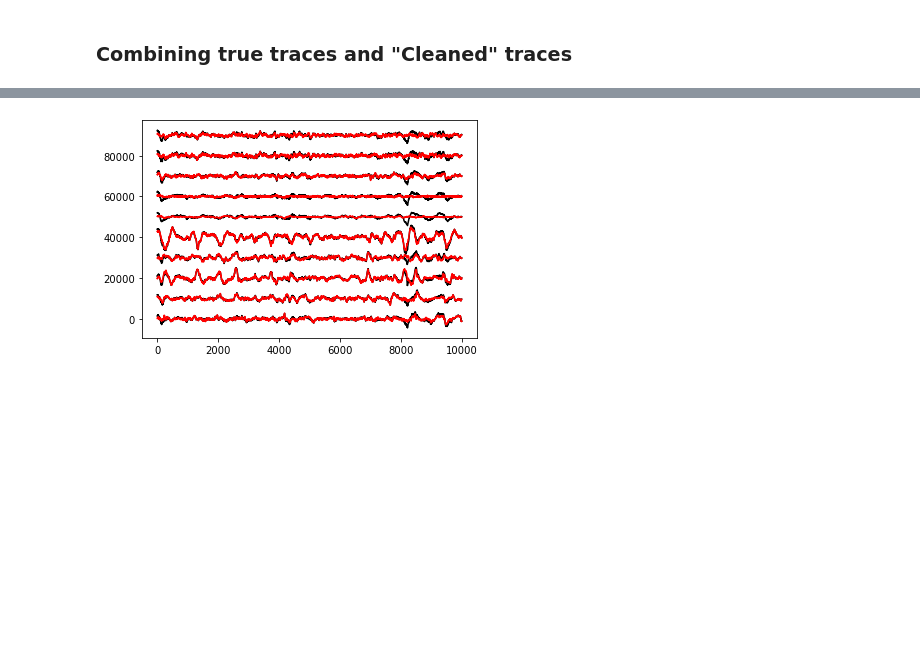
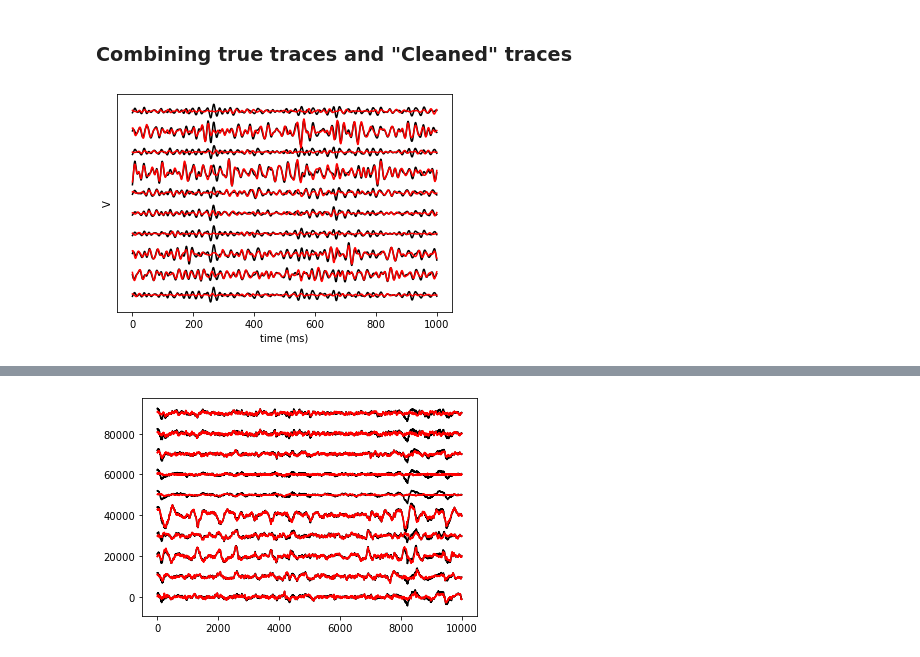
Before and after one commit to learning-2-learn/nhp-ica, a Jupyter notebook: 20200622-ICA_removal_cleaned_data.ipynb, the cells around one changed output, grey strips where cells are left out. Drawn from its saved outputs; the diff is of its cells as text; code cells hidden in the pictures; blank space fills up the shorter version.

```diff
--- a/20200622-ICA_removal_cleaned_data.ipynb
+++ b/20200622-ICA_removal_cleaned_data.ipynb
@@ -9,7 +9,7 @@ from mne.preprocessing import ICA
 # %%
 %matplotlib inline
 # %%
-data = np.load('preICA_1.npy')
+data = np.load('preICA_2.npy')
 # %%
 data.shape
 # %% [output]
@@ -396,10 +396,22 @@ fig = raw_rec.plot(n_channels=20)
 # %% [markdown]
 ### Combining true traces and "Cleaned" traces
 # %%
-reconst_data = np.load('reconst_1.npy')
+reconst_data = np.load('reconst_2.npy')
 # %%
 %matplotlib notebook
 from matplotlib.widgets import Slider
+# %%
+%matplotlib inline
+offset = 500
+for i in range(30,40):
+    plt.plot(np.arange([200200:201200), data[i][200200:201200] + offset*i, 'k')
+    plt.plot(reconst_data[i][200200:201200] + offset*i, 'r')
+plt.xlabel('time (ms)')
+plt.ylabel('V')
+plt.yticks([])
+plt.savefig('recentImage.png')
+# %% [output]
+[figure, added]
 # %%
 fig, ax = plt.subplots()
 plt.subplots_adjust(bottom=0.25)
```
Also changed, not shown: parts of 1 cell of this notebook, 2 other files.
